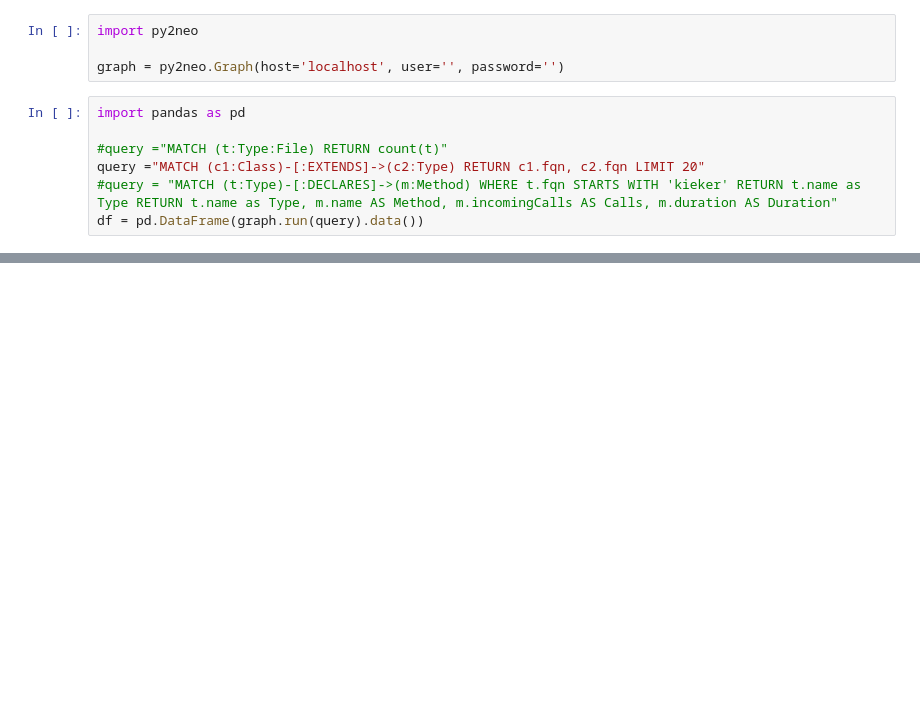
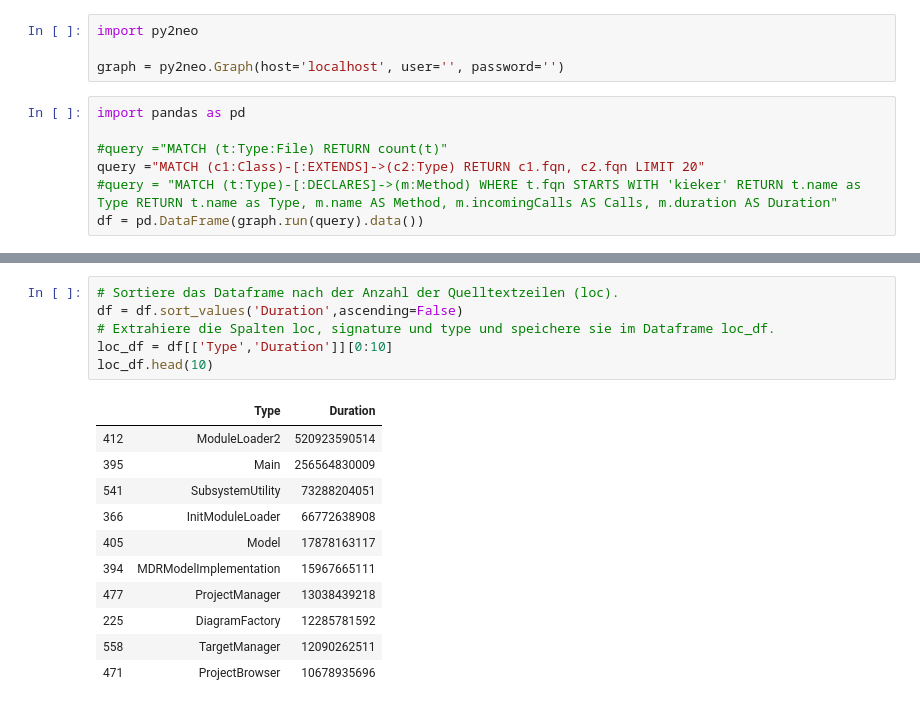
Before and after one commit to softvis-research/performance-analysis, a Jupyter notebook: PerformanceAnalysis.ipynb, the cells around one changed output, grey strips where cells are left out. Cells and saved outputs as stored; diff of their text form; blank space fills up the shorter version.

```diff
--- a/PerformanceAnalysis.ipynb
+++ b/PerformanceAnalysis.ipynb
@@ -20,0 +57,18 @@ df.head()
+# %%
+# Sortiere das Dataframe nach der Anzahl der Quelltextzeilen (loc).
+df = df.sort_values('Duration',ascending=False)
+# Extrahiere die Spalten loc, signature und type und speichere sie im Dataframe loc_df.
+loc_df = df[['Type','Duration']][0:10]
+loc_df.head(10)
+# %% [output]
+|  | Type | Duration |
+| 412 | ModuleLoader2 | 520923590514 |
+| 395 | Main | 256564830009 |
+| 541 | SubsystemUtility | 73288204051 |
+| 366 | InitModuleLoader | 66772638908 |
+| 405 | Model | 17878163117 |
+| 394 | MDRModelImplementation | 15967665111 |
+| 477 | ProjectManager | 13038439218 |
+| 225 | DiagramFactory | 12285781592 |
+| 558 | TargetManager | 12090262511 |
+| 471 | ProjectBrowser | 10678935696 |
```
Also changed, not shown: parts of 11 cells of this notebook.
